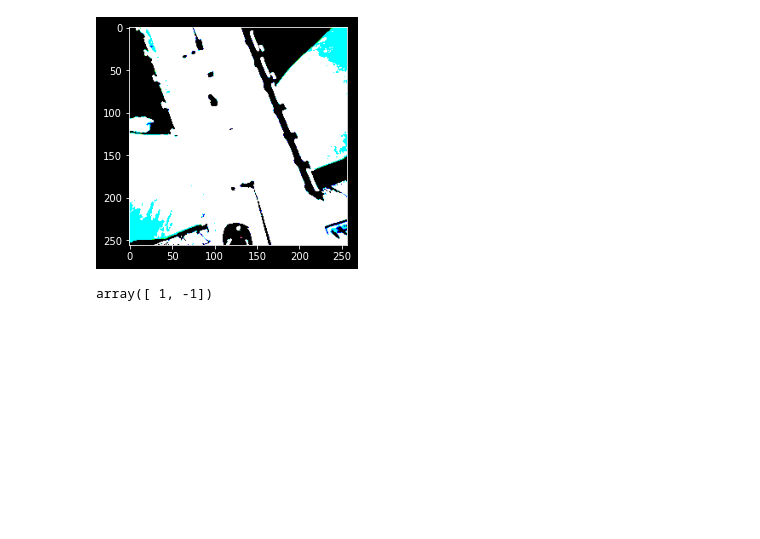
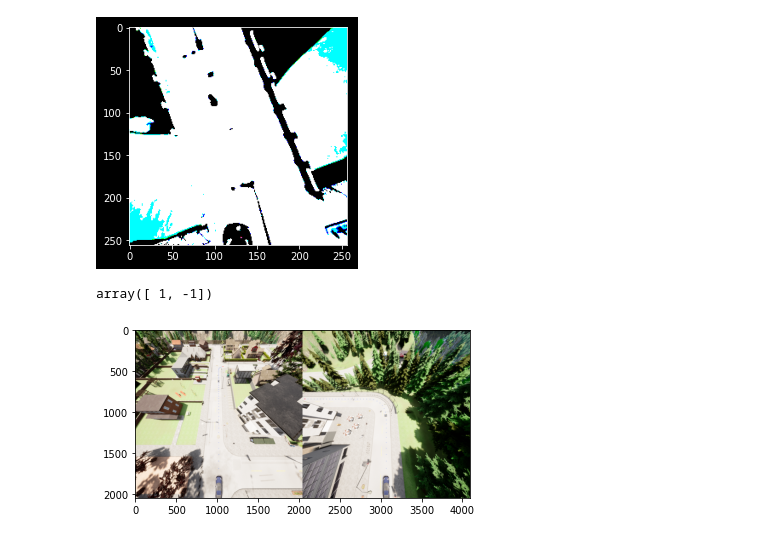
Before and after one commit to MoritzNekolla/AE_Anomaly_Detection, a Jupyter notebook: Image_sampling.ipynb, the cells around one changed output. Cells and saved outputs as stored; diff of their text form; code cells hidden in the pictures; blank space fills up the shorter version.

```diff
--- a/Image_sampling.ipynb
+++ b/Image_sampling.ipynb
@@ -846,3 +848,12 @@ p = np.array([1,-1])
 np.multiply(o,p)
 # %% [output]
 array([ 1, -1])
+# %%
+x = plt.imread("scenario_sets/Set_2023-01-13_11:17/snapshots/snap_3.png")
+y = plt.imread("scenario_sets/Set_2023-01-13_11:17/snapshots/snap_12.png")
+# %%
+o = np.hstack((x, y))
+plt.imshow(o)
+plt.imsave("test.png",o)
+# %% [output]
+[figure, added]
```
Also changed, not shown: parts of 5 cells of this notebook, 5 other files.
